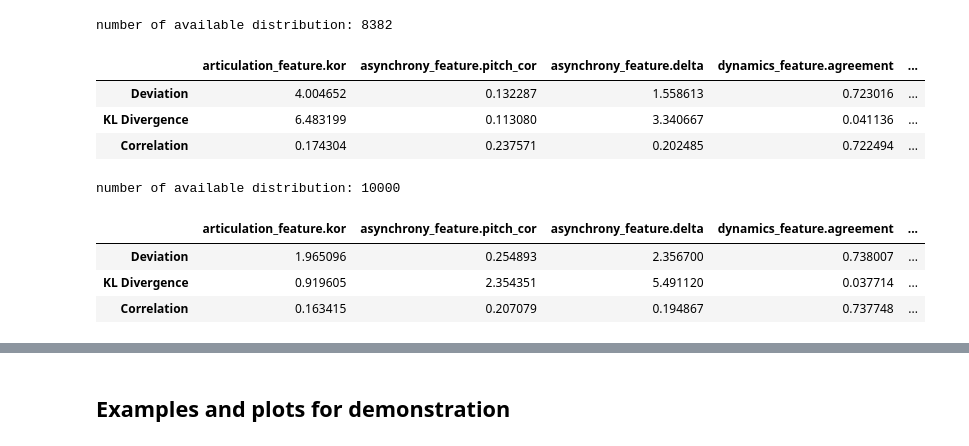
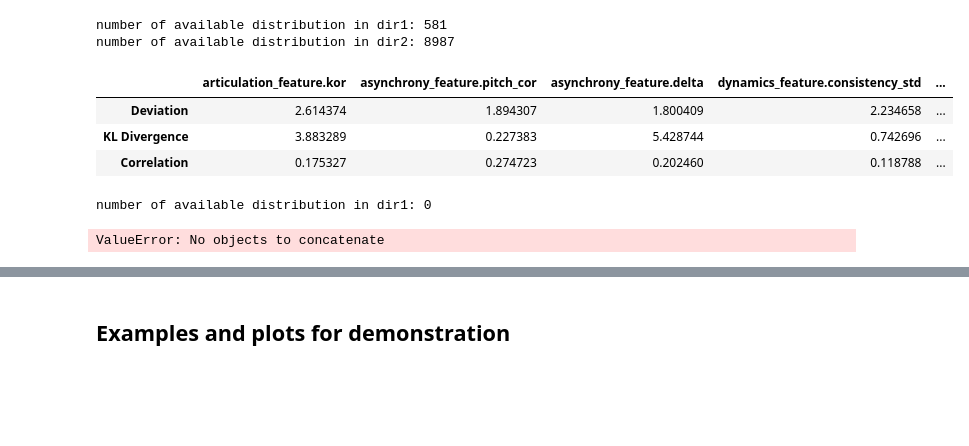
Before and after one commit to annushkalebedev/DExter, a Jupyter notebook: visualization.ipynb, the cells around one changed output, grey strips where cells are left out. Cells and saved outputs as stored; diff of their text form; code cells hidden in the pictures; blank space fills up the shorter version.

```diff
--- a/visualization.ipynb
+++ b/visualization.ipynb
@@ -17,14 +17,20 @@ SP_SAMPLES_DIR = 'artifacts/samples/EVAL-scoreperformer'
 VN_SAMPLES_DIR = 'artifacts/samples/EVAL-virtuosonet'
 # %%
 dexter_eval_dir1 = glob.glob(f"{DEXTER_SAMPLES_DIR}/**/*_distribution_all.csv", recursive=True)
-dexter_eval_dir2 = glob.glob(f"{DEXTER_SAMPLES_DIR}/**/*_distribution*.csv", recursive=True)
-bm_eval_dir = glob.glob(f"{BM_SAMPLES_DIR}/**/*_distribution*.csv", recursive=True)
-sp_eval_dir = glob.glob(f"{SP_SAMPLES_DIR}/**/*_distribution*.csv", recursive=True)
-vn_eval_dir = glob.glob(f"{VN_SAMPLES_DIR}/**/*_distribution*.csv", recursive=True)
+dexter_eval_dir2 = glob.glob(f"{DEXTER_SAMPLES_DIR}/**/*label_distribution*.csv", recursive=True)
+bm_eval_dir1 = glob.glob(f"{BM_SAMPLES_DIR}/**/*_distribution_all.csv", recursive=True)
+bm_eval_dir2 = glob.glob(f"{BM_SAMPLES_DIR}/**/*label_distribution*.csv", recursive=True)
+vn_eval_dir1 = glob.glob(f"{VN_SAMPLES_DIR}/**/*_distribution_all.csv", recursive=True)
+vn_eval_dir2 = glob.glob(f"{VN_SAMPLES_DIR}/**/*label_distribution*.csv", recursive=True)
 # %%
 def replace_value(table):
     table = table.replace([np.inf, -np.inf], np.nan)
     table = table.replace(["--"], np.nan)
+    # if one column has nan then turn all of them into nan (to keep the column)
+    for col in table.columns:
+        if np.nan in table[col].to_list():
+            table[col] = np.nan
+
     for value in table.iloc[1]:
         if float(value) < 0:
             table.iloc[1] = table.iloc[1].replace(value, np.nan) # replace dummy value in KL divergence
@@ -63,8 +70,9 @@ number of available distribution: 37
 # %%
-get_table_mean(dexter_eval_dir, std=True)
+get_table_mean(dexter_eval_dir1, dexter_eval_dir2, std=True)
 # %% [output]
-number of available distribution: 8382
+number of available distribution in dir1: 581
+number of available distribution in dir2: 8987
-|  | articulation_feature.kor | asynchrony_feature.pitch_cor | asynchrony_feature.delta | dynamics_feature.agreement | ... |
-| Deviation | 4.004652 | 0.132287 | 1.558613 | 0.723016 | ... |
-| KL Divergence | 6.483199 | 0.113080 | 3.340667 | 0.041136 | ... |
-| Correlation | 0.174304 | 0.237571 | 0.202485 | 0.722494 | ... |
+|  | articulation_feature.kor | asynchrony_feature.pitch_cor | asynchrony_feature.delta | dynamics_feature.consistency_std | ... |
+| Deviation | 2.614374 | 1.894307 | 1.800409 | 2.234658 | ... |
+| KL Divergence | 3.883289 | 0.227383 | 5.428744 | 0.742696 | ... |
+| Correlation | 0.175327 | 0.274723 | 0.202460 | 0.118788 | ... |
@@ -71,8 +81,5 @@ number of available distribution: 8382
 # %%
-get_table_mean(bm_eval_dir, std=True)
+get_table_mean(bm_eval_dir1, bm_eval_dir2, std=True)
 # %% [output]
-number of available distribution: 10000
+number of available distribution in dir1: 0
-|  | articulation_feature.kor | asynchrony_feature.pitch_cor | asynchrony_feature.delta | dynamics_feature.agreement | ... |
-| Deviation | 1.965096 | 0.254893 | 2.356700 | 0.738007 | ... |
-| KL Divergence | 0.919605 | 2.354351 | 5.491120 | 0.037714 | ... |
-| Correlation | 0.163415 | 0.207079 | 0.194867 | 0.737748 | ... |
+ValueError: No objects to concatenate
```
Also changed, not shown: parts of 19 cells of this notebook, 15 other files.
